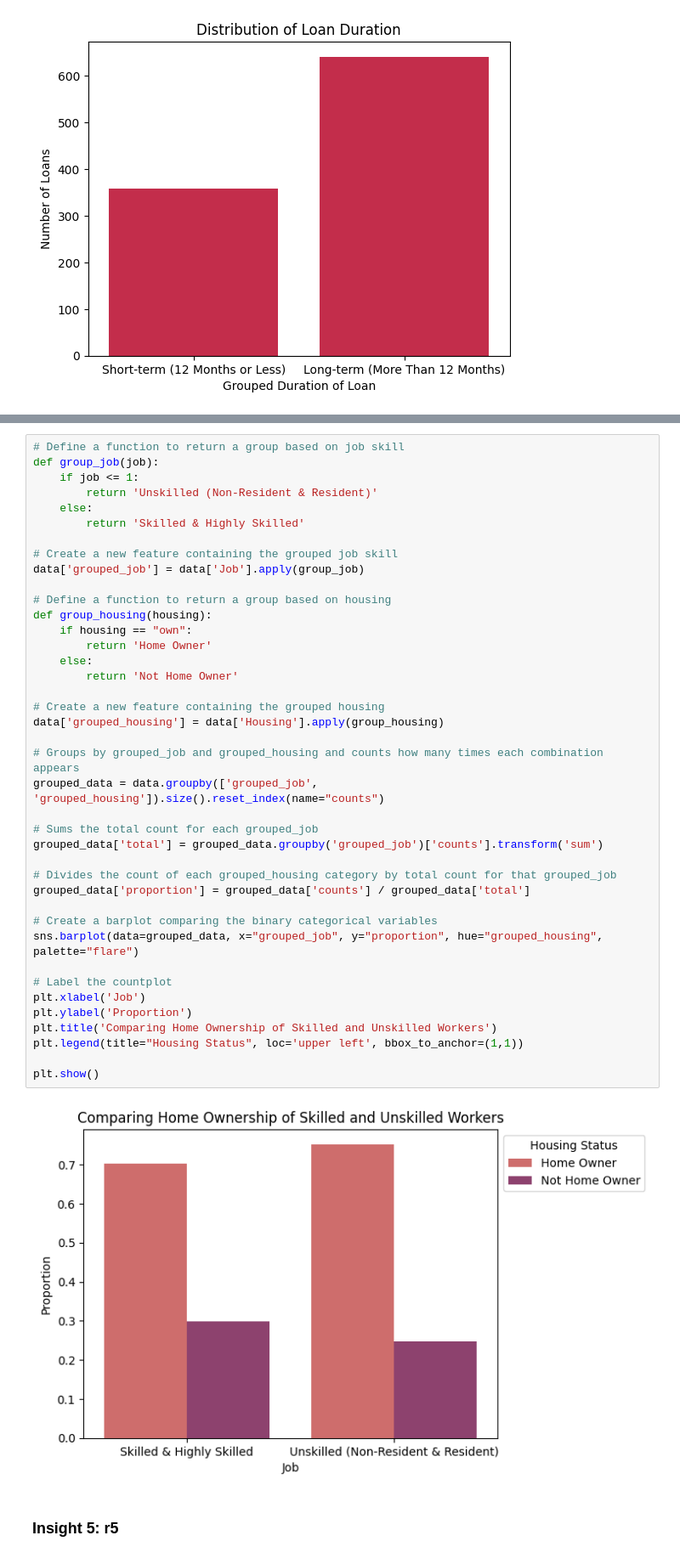
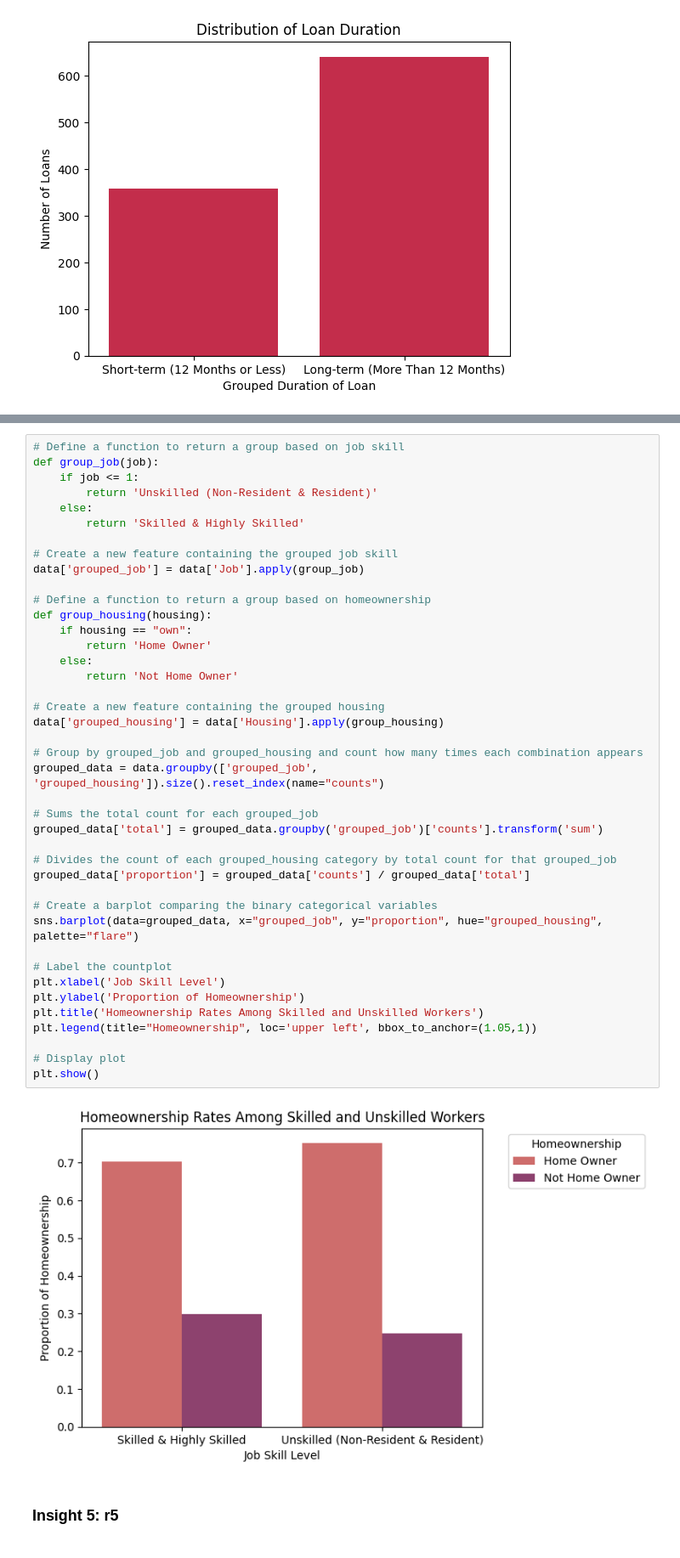
Before and after one commit to BrentMRPalmer/CSI4142-A1, a Jupyter notebook: A1.ipynb, the cells around one changed output, grey strips where cells are left out. Shown at 85% size. Cells and saved outputs as stored; diff of their text form.

```diff
--- a/A1.ipynb
+++ b/A1.ipynb
@@ -244,40 +247,41 @@ def group_job(job):
     else:
         return 'Skilled & Highly Skilled'
 
 # Create a new feature containing the grouped job skill
 data['grouped_job'] = data['Job'].apply(group_job)
 
-# Define a function to return a group based on housing
+# Define a function to return a group based on homeownership
 def group_housing(housing):
     if housing == "own":
         return 'Home Owner'
     else:
         return 'Not Home Owner'
 
 # Create a new feature containing the grouped housing
 data['grouped_housing'] = data['Housing'].apply(group_housing)
 
-# Groups by grouped_job and grouped_housing and counts how many times each combination appears
+# Group by grouped_job and grouped_housing and count how many times each combination appears
 grouped_data = data.groupby(['grouped_job', 'grouped_housing']).size().reset_index(name="counts")
 
 # Sums the total count for each grouped_job
 grouped_data['total'] = grouped_data.groupby('grouped_job')['counts'].transform('sum')
 
 # Divides the count of each grouped_housing category by total count for that grouped_job
 grouped_data['proportion'] = grouped_data['counts'] / grouped_data['total']
 
 # Create a barplot comparing the binary categorical variables
 sns.barplot(data=grouped_data, x="grouped_job", y="proportion", hue="grouped_housing", palette="flare")
 
 # Label the countplot
-plt.xlabel('Job')
-plt.ylabel('Proportion')
-plt.title('Comparing Home Ownership of Skilled and Unskilled Workers')
-plt.legend(title="Housing Status", loc='upper left', bbox_to_anchor=(1,1))
+plt.xlabel('Job Skill Level')
+plt.ylabel('Proportion of Homeownership')
+plt.title('Homeownership Rates Among Skilled and Unskilled Workers')
+plt.legend(title="Homeownership", loc='upper left', bbox_to_anchor=(1.05,1))
 
+# Display plot
 plt.show()
 # %% [output]
-[figure, old version]
+[figure, new version]
 # %% [markdown]
 ### Insight 5: r5
 # %%
```
Also changed, not shown: parts of 1 cell of this notebook.
